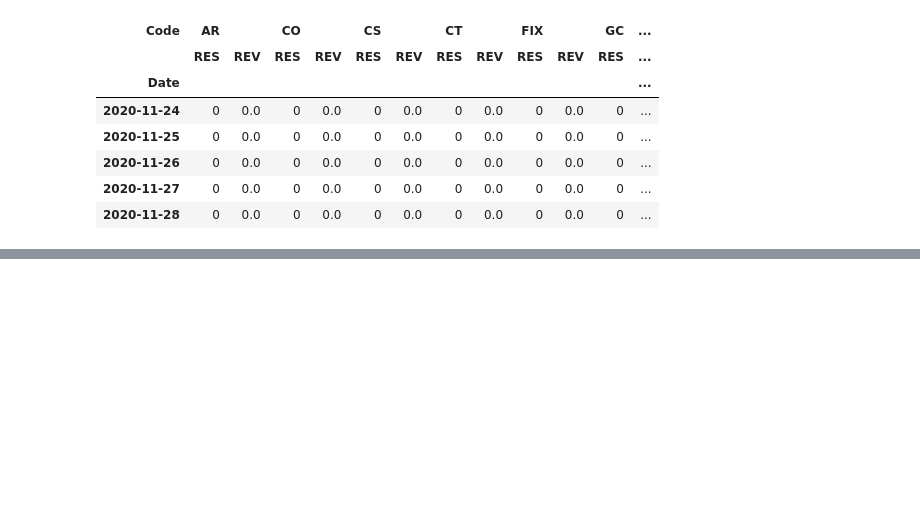
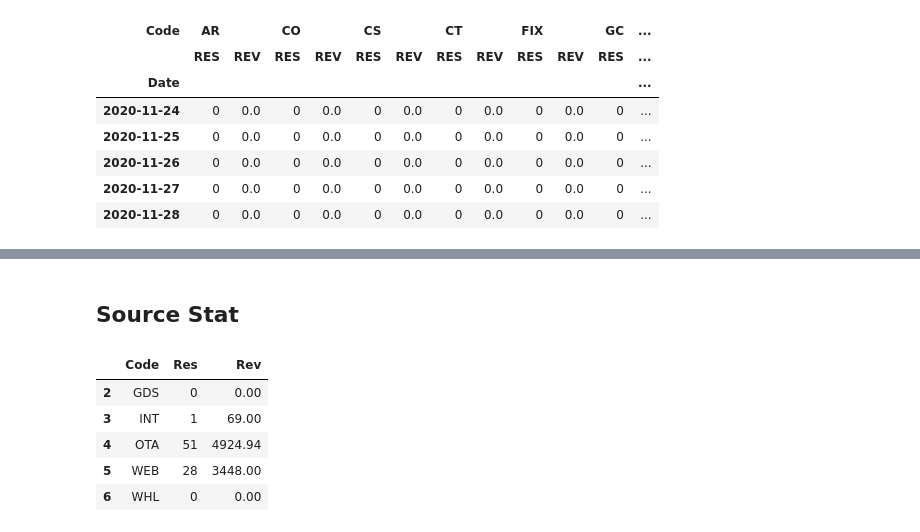
Before and after one commit to cjw21889/revreports, a Jupyter notebook: notebooks/Arlo.ipynb, the cells around one changed output, grey strips where cells are left out. Drawn from its saved outputs; the diff is of its cells as text; code cells hidden in the pictures; blank space fills up the shorter version.

```diff
--- a/notebooks/Arlo.ipynb
+++ b/notebooks/Arlo.ipynb
@@ -174,0 +154,15 @@ df_3.info()
+# %% [markdown]
+## Source Stat
+# %%
+df1 = pd.read_csv('../revreports/data/11_23_20/source_stat.txt', sep="\t",
+                  usecols=['GRP2_CODE', 'ROOMS_DAY', 'ROOM_REV_DAY'], engine='python', skipfooter=2)
+df1.columns = ['Code', 'Res', 'Rev']
+# %%
+df1.tail()
+# %% [output]
+|  | Code | Res | Rev |
+| 2 | GDS | 0 | 0.00 |
+| 3 | INT | 1 | 69.00 |
+| 4 | OTA | 51 | 4924.94 |
+| 5 | WEB | 28 | 3448.00 |
+| 6 | WHL | 0 | 0.00 |
```
Also changed, not shown: parts of 12 cells of this notebook, 1 other file.
